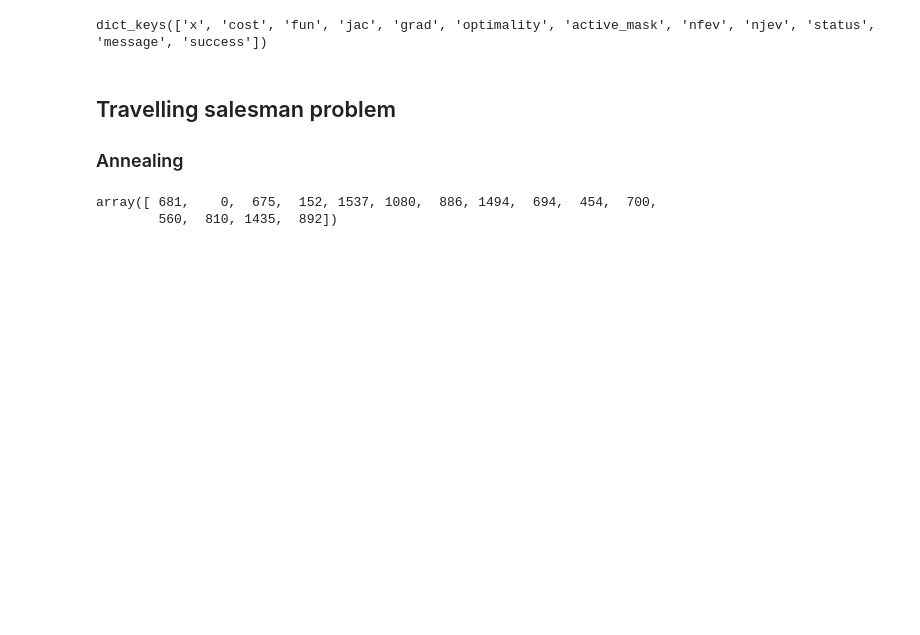
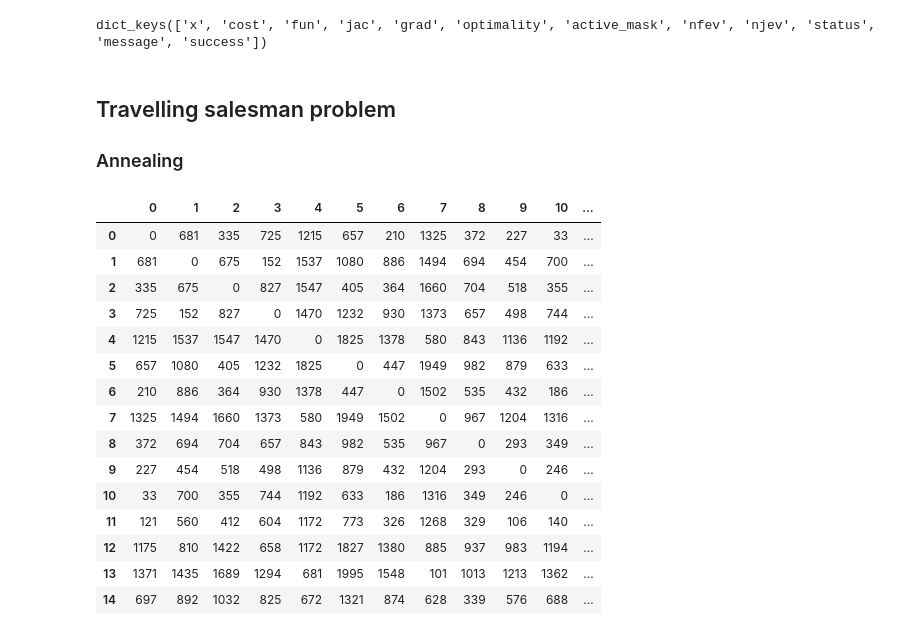
Before and after one commit to Resurrectiontent/ADA-TimeComplexityEstimation, a Jupyter notebook: 4-UnconstrainedNonlinearOptimisationStochAndMetaeur.ipynb, the cells around one changed output. Saved outputs shown, nothing was run; the diff lists cells and outputs as text; code cells hidden in the pictures; blank space fills up the shorter version.

```diff
--- a/4-UnconstrainedNonlinearOptimisationStochAndMetaeur.ipynb
+++ b/4-UnconstrainedNonlinearOptimisationStochAndMetaeur.ipynb
@@ -146,9 +151,24 @@ CITIES_PATH = 'distances_matrix.csv'
 # %%
-cities_df = pd.read_csv(CITIES_PATH, sep=' ')
+cities_df = pd.read_csv(CITIES_PATH, sep=' ', header=None)
 
+coords = pd.read_csv(COORDS_PATH, sep=';', header=None).to_numpy()
 cities = np.array([col[:15] for col in cities_df.to_numpy()[:15]])
 # %%
-cities[0]
+display(DataFrame(cities, columns = [str(gh) for gh in range(15)]))
 # %% [output]
-array([ 681,    0,  675,  152, 1537, 1080,  886, 1494,  694,  454,  700,
-        560,  810, 1435,  892])
+|  | 0 | 1 | 2 | 3 | 4 | 5 | 6 | 7 | 8 | 9 | 10 | ... |
+| 0 | 0 | 681 | 335 | 725 | 1215 | 657 | 210 | 1325 | 372 | 227 | 33 | ... |
+| 1 | 681 | 0 | 675 | 152 | 1537 | 1080 | 886 | 1494 | 694 | 454 | 700 | ... |
+| 2 | 335 | 675 | 0 | 827 | 1547 | 405 | 364 | 1660 | 704 | 518 | 355 | ... |
+| 3 | 725 | 152 | 827 | 0 | 1470 | 1232 | 930 | 1373 | 657 | 498 | 744 | ... |
+| 4 | 1215 | 1537 | 1547 | 1470 | 0 | 1825 | 1378 | 580 | 843 | 1136 | 1192 | ... |
+| 5 | 657 | 1080 | 405 | 1232 | 1825 | 0 | 447 | 1949 | 982 | 879 | 633 | ... |
+| 6 | 210 | 886 | 364 | 930 | 1378 | 447 | 0 | 1502 | 535 | 432 | 186 | ... |
+| 7 | 1325 | 1494 | 1660 | 1373 | 580 | 1949 | 1502 | 0 | 967 | 1204 | 1316 | ... |
+| 8 | 372 | 694 | 704 | 657 | 843 | 982 | 535 | 967 | 0 | 293 | 349 | ... |
+| 9 | 227 | 454 | 518 | 498 | 1136 | 879 | 432 | 1204 | 293 | 0 | 246 | ... |
+| 10 | 33 | 700 | 355 | 744 | 1192 | 633 | 186 | 1316 | 349 | 246 | 0 | ... |
+| 11 | 121 | 560 | 412 | 604 | 1172 | 773 | 326 | 1268 | 329 | 106 | 140 | ... |
+| 12 | 1175 | 810 | 1422 | 658 | 1172 | 1827 | 1380 | 885 | 937 | 983 | 1194 | ... |
+| 13 | 1371 | 1435 | 1689 | 1294 | 681 | 1995 | 1548 | 101 | 1013 | 1213 | 1362 | ... |
+| 14 | 697 | 892 | 1032 | 825 | 672 | 1321 | 874 | 628 | 339 | 576 | 688 | ... |
```
Also changed, not shown: parts of 10 cells of this notebook.
